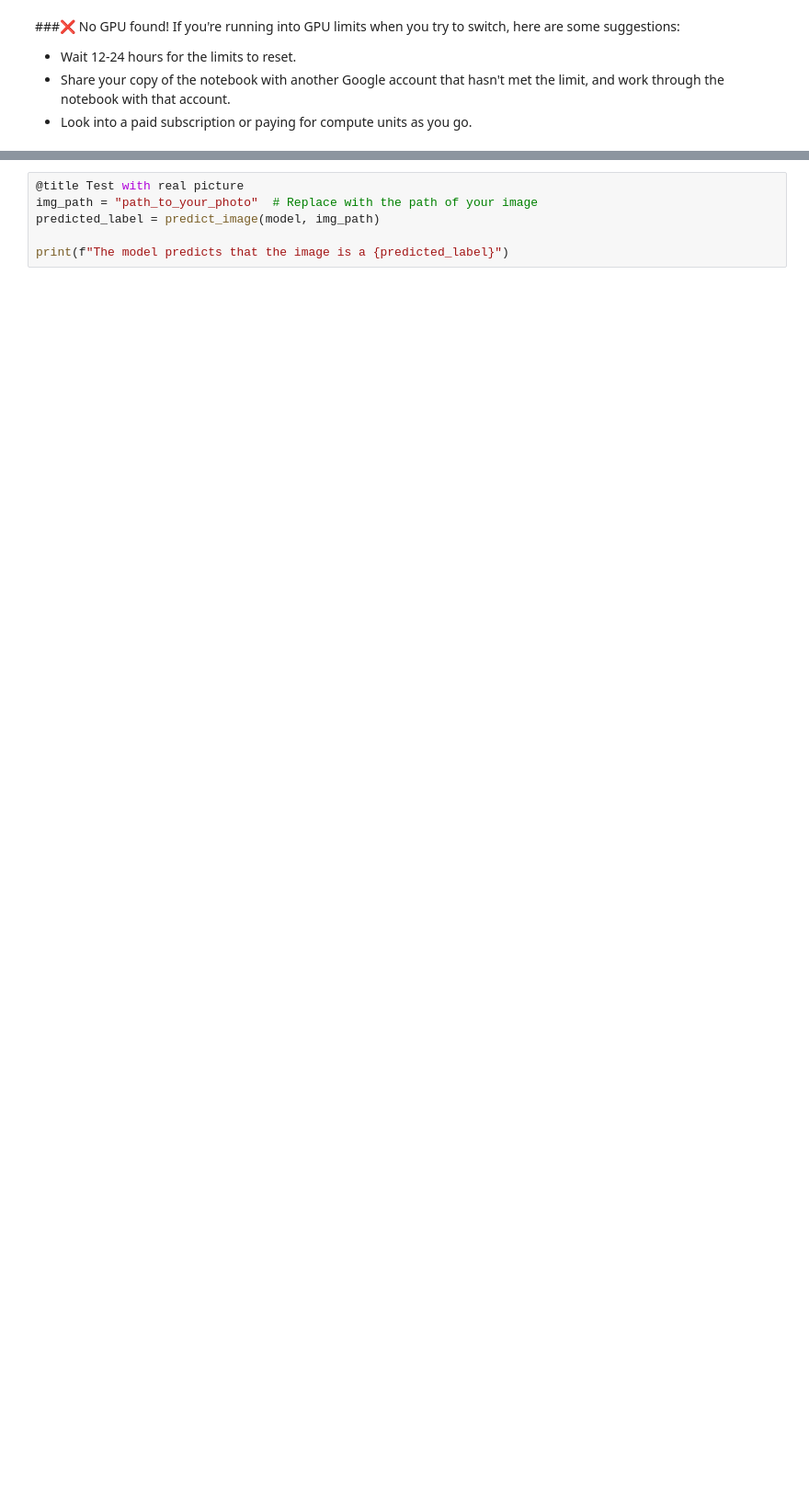
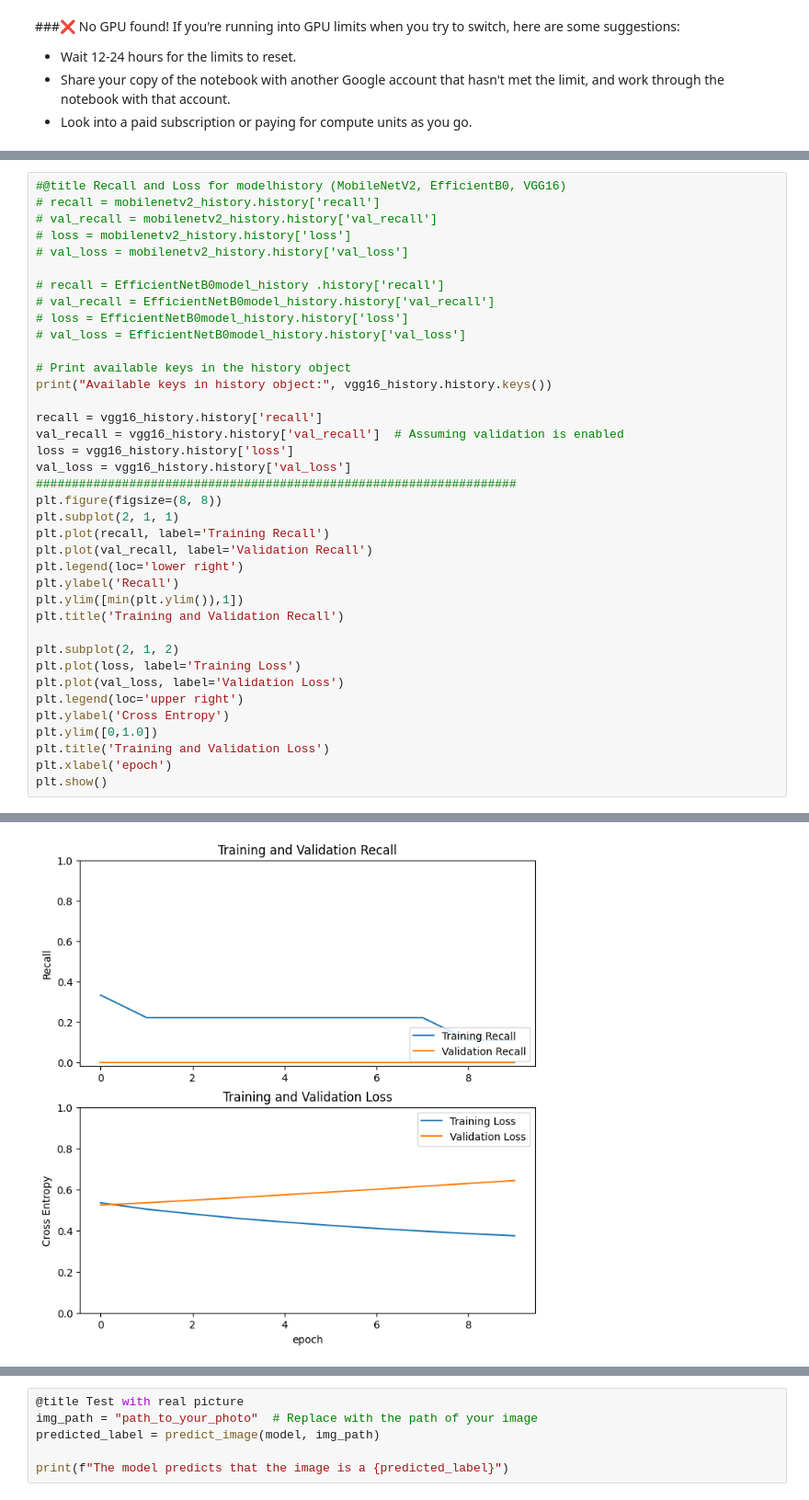
Before and after one commit to sujathasivaraman/mlai, a Jupyter notebook: cnn_chicken.ipynb, the cells around one changed output, grey strips where cells are left out. Shown at 92% size. Saved outputs shown, nothing was run; the diff lists cells and outputs as text; blank space fills up the shorter version.

```diff
--- a/cnn_chicken.ipynb
+++ b/cnn_chicken.ipynb
@@ -254,0 +802,39 @@ def predict_image(model, img_path):
+# %%
+#@title Recall and Loss for modelhistory (MobileNetV2, EfficientB0, VGG16)
+# recall = mobilenetv2_history.history['recall']
+# val_recall = mobilenetv2_history.history['val_recall']
+# loss = mobilenetv2_history.history['loss']
+# val_loss = mobilenetv2_history.history['val_loss']
+
+# recall = EfficientNetB0model_history .history['recall']
+# val_recall = EfficientNetB0model_history.history['val_recall']
+# loss = EfficientNetB0model_history.history['loss']
+# val_loss = EfficientNetB0model_history.history['val_loss']
+
+# Print available keys in the history object
+print("Available keys in history object:", vgg16_history.history.keys())
+
+recall = vgg16_history.history['recall']
+val_recall = vgg16_history.history['val_recall']  # Assuming validation is enabled
+loss = vgg16_history.history['loss']
+val_loss = vgg16_history.history['val_loss']
+###################################################################
+plt.figure(figsize=(8, 8))
+plt.subplot(2, 1, 1)
+plt.plot(recall, label='Training Recall')
+plt.plot(val_recall, label='Validation Recall')
+plt.legend(loc='lower right')
+plt.ylabel('Recall')
+plt.ylim([min(plt.ylim()),1])
+plt.title('Training and Validation Recall')
+
+plt.subplot(2, 1, 2)
+plt.plot(loss, label='Training Loss')
+plt.plot(val_loss, label='Validation Loss')
+plt.legend(loc='upper right')
+plt.ylabel('Cross Entropy')
+plt.ylim([0,1.0])
+plt.title('Training and Validation Loss')
+plt.xlabel('epoch')
+plt.show()
+# %% [output]
@@ -254,0 +842 @@ def predict_image(model, img_path):
+[figure, added]
```
Also changed, not shown: parts of 28 cells of this notebook.
